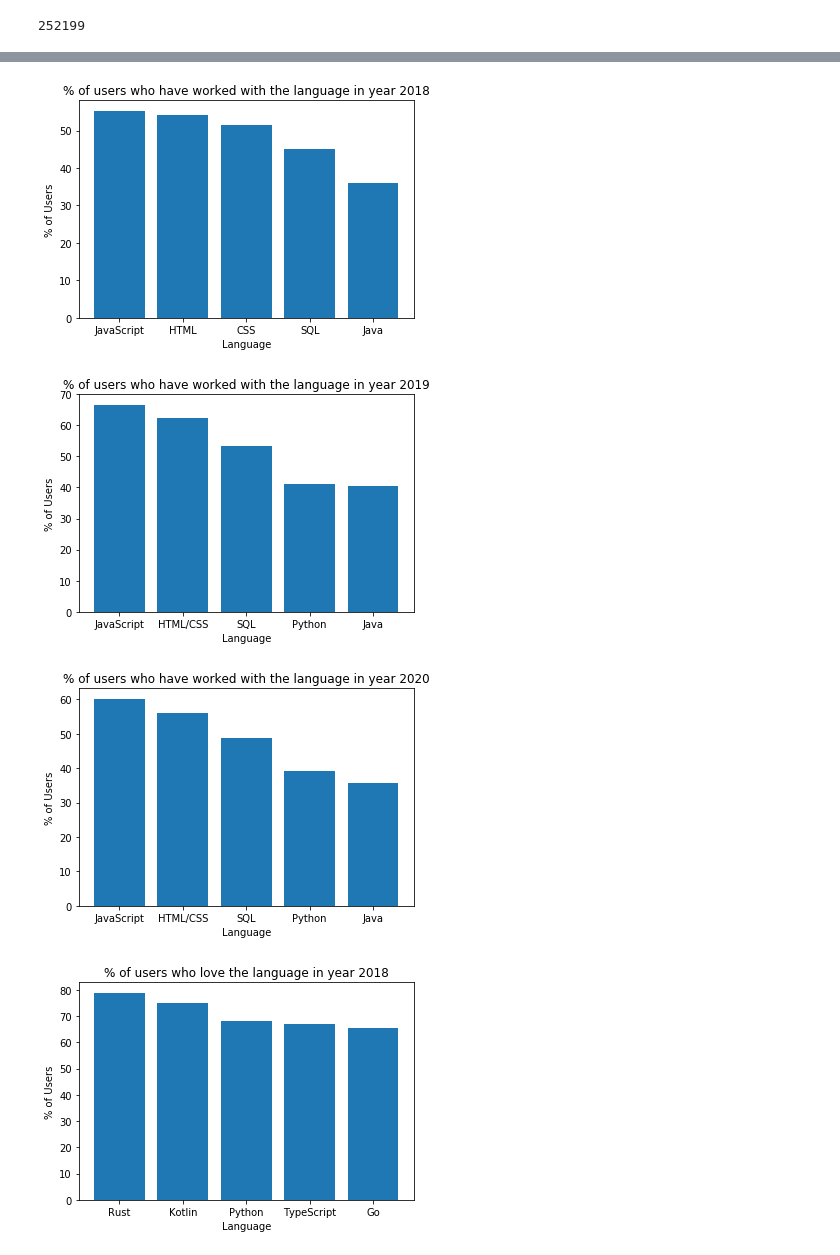
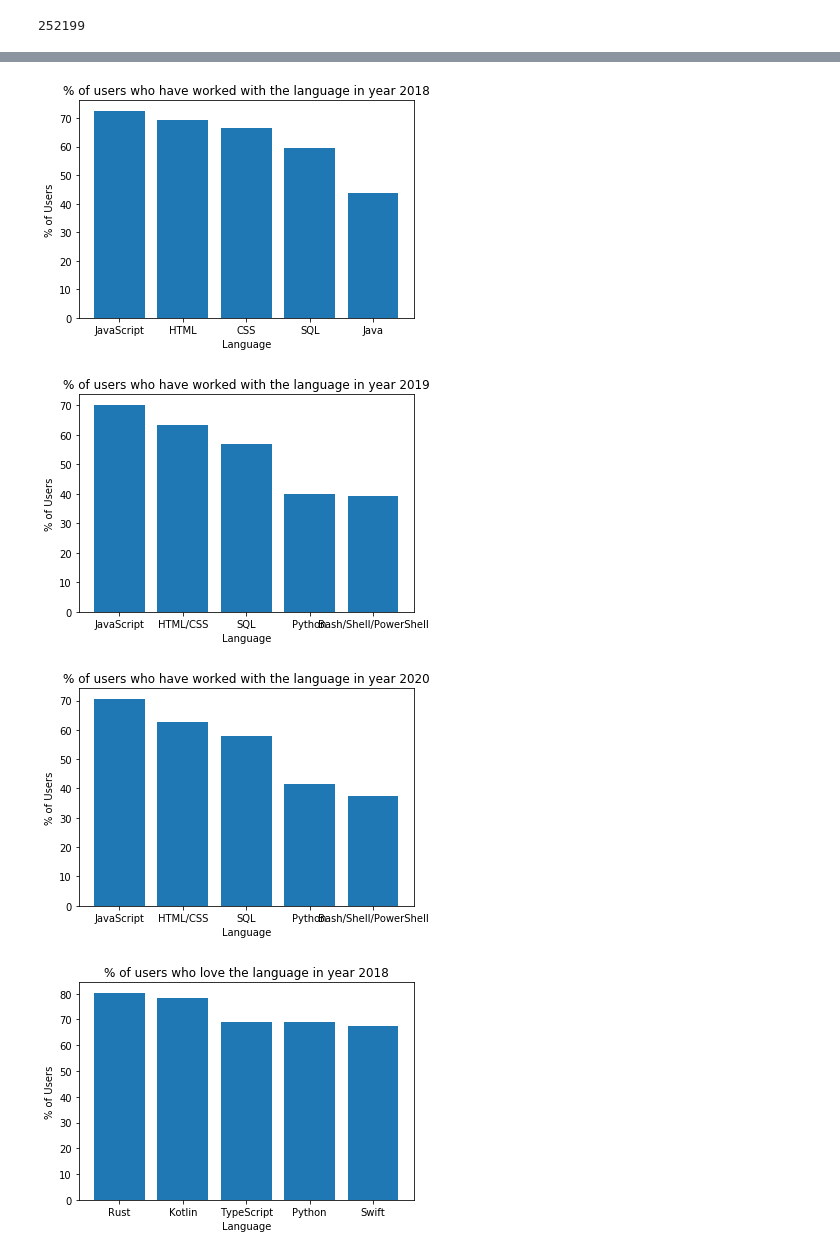
Before and after one commit to sk364/SO-data-analysis, a Jupyter notebook: Language Analysis.ipynb, the cells around one changed output, grey strips where cells are left out. Cells and saved outputs as stored; diff of their text form; code cells hidden in the pictures.

```diff
--- a/Language Analysis.ipynb
+++ b/Language Analysis.ipynb
@@ -37,8 +128,8 @@ def count_worked_languages(df):
     """
     Returns a Counter of languages that developers are currently working with
     """
-    data = df["LanguageWorkedWith"].dropna()
-    languages = []
+    data = df["LanguageWorkedWith"]
+
     languages = []
     for row in data:
         languages += [x.strip() for x in row.split(';')]
@@ -51,7 +142,7 @@ def count_loved_dreaded_languages(df):
     Dreaded: developers who are currently working with and express no desire to work with next year
     """
     # drop rows where both columns have no values
-    df = df.dropna(subset=["LanguageWorkedWith", "LanguageDesireNextYear"], how="all")
+    df = df.dropna(subset=["LanguageDesireNextYear"])
     data = df[["LanguageWorkedWith", "LanguageDesireNextYear"]]
 
     loved_languages = []
@@ -127,6 +234,16 @@ worked_with_counters[2].most_common(5)
 # %%
 def plot_bar_chart(data, xticks, xlabel, ylabel, title):
-#     plt.figure(figsize=(10, 5))
+    """
+    Plots bar chart labelling the axes, adding the title and providing a list of labels `xticks`
+    for the x axis
+    Params:
+      :data: list of numbers
+      :xticks: list of strings to label the x axis
+      :xlabel: x axis label
+      :ylabel: y axis label
+      :title: title of the bar chart
+    Returns: None
+    """
     plt.xlabel(xlabel)
     plt.ylabel(ylabel)
     plt.title(title)
@@ -134,8 +251,20 @@ def plot_bar_chart(data, xticks, xlabel, ylabel, title):
     plt.xticks(range(len(xticks)), xticks)
     plt.show()
 # %%
-def plot_counters_chart(counters, title):
+def plot_counters_chart(counters, num_most_common, title):
+    """
+    Plots bar chart showing % of users for each language
+    Params:
+      :counters: list of `collections.Counter` object mapping each language to percentage of users
+      :num_most_common: grabs number of most common items from each counter
+      :title: title of the bar chart
+    Returns: None
+    """
     for idx, counter in enumerate(counters):
         year = idx + 2018
-        data = dict(counter.most_common(5))
+
+        # pick the `num_most_common` most common items
+        data = dict(counter.most_common(num_most_common))
+
+        # plot chart
         plot_bar_chart(data.values(), data.keys(), "Language", "% of Users", f'{title} in year {year}')
@@ -142,13 +276,13 @@ def plot_counters_chart(counters, title):
 # %%
 """
-Plot charts for all counters
+Plot % of users v/s Language for all years for all counters
 """
 
-plot_counters_chart(worked_with_counters, "% of users who have worked with the language")
-plot_counters_chart(loved_counters, "% of users who love the language")
-plot_counters_chart(dreaded_counters, "% of users who dread the language")
+plot_counters_chart(worked_with_counters, 5, "% of users who have worked with the language")
+plot_counters_chart(loved_counters, 5, "% of users who love the language")
+plot_counters_chart(dreaded_counters, 5, "% of users who dread the language")
 # %% [output]
-[figure, old version]
+[figure, new version]
-[figure, old version]
+[figure, new version]
-[figure, old version]
+[figure, new version]
-[figure, old version]
+[figure, new version]
```
Also changed, not shown: parts of 32 cells of this notebook.
